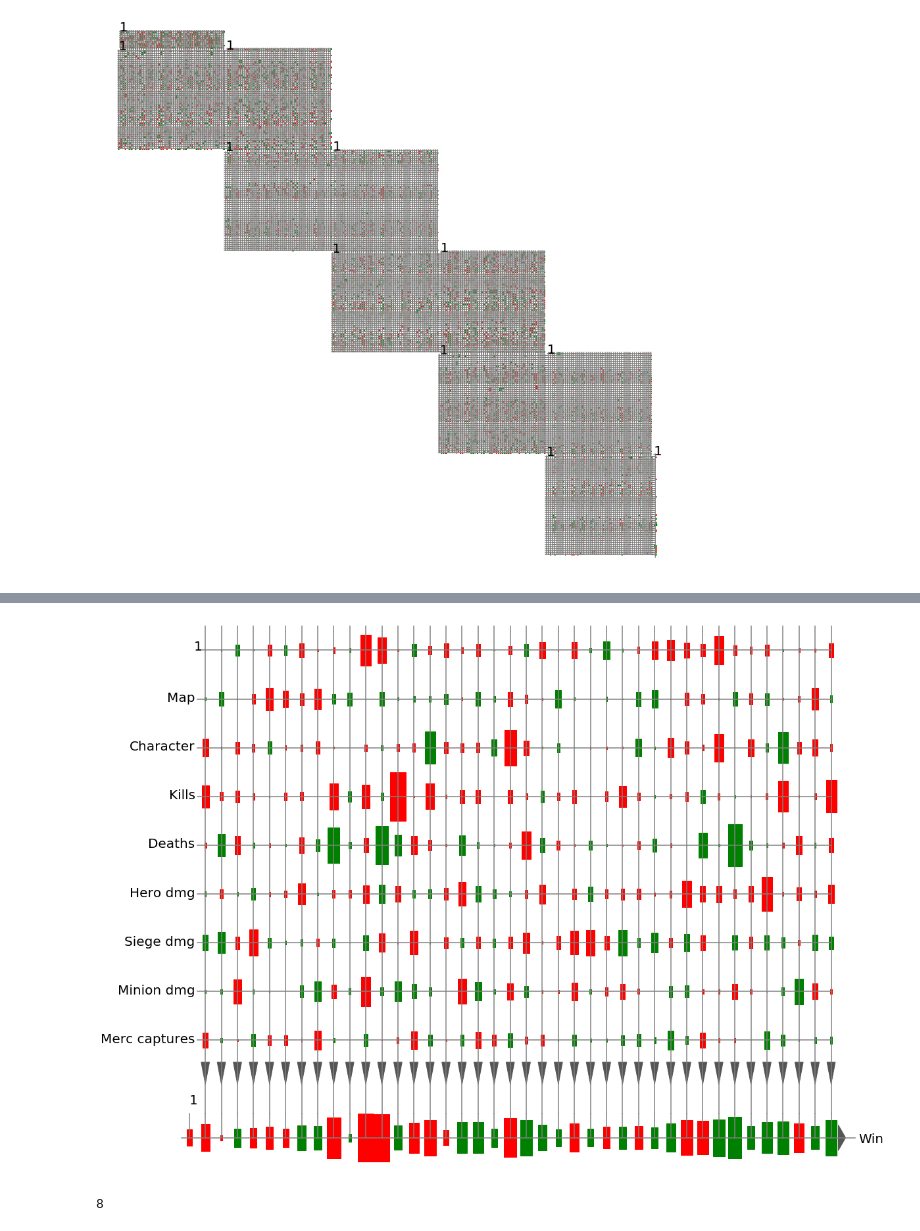
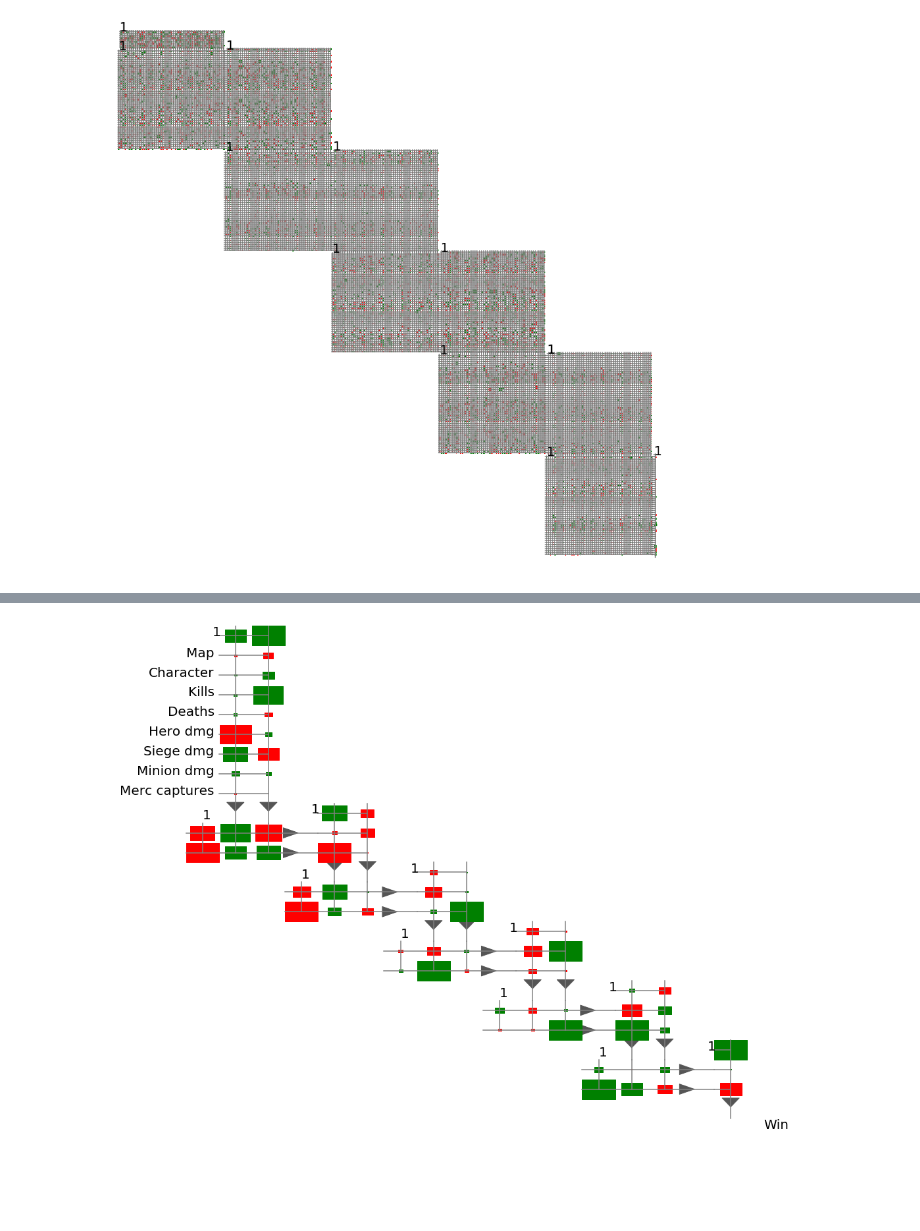
Before and after one commit to silkylaroux/440Project, a Jupyter notebook: src/NeuralNetworks.ipynb, the cells around one changed output, grey strips where cells are left out. Drawn from its saved outputs; the diff is of its cells as text; code cells hidden in the pictures.

```diff
--- a/src/NeuralNetworks.ipynb
+++ b/src/NeuralNetworks.ipynb
@@ -1283,9 +1361,7 @@ NeuralNetwork(8, [40], 1)
 # %%
+nnetbest = nn.NeuralNetworkReLU(Xtrain.shape[1], [2, 2, 2, 2, 2, 2, 2, 2, 2, 2], Ttrain.shape[1])
+nnetbest.train(Xtrain, Ttrain, 10000)
 plt.figure(figsize=(20, 15))
-nnet2.draw(['Map','Character','Kills','Deaths','Hero dmg','Siege dmg','Minion dmg','Merc captures'],['Win'])
+nnetbest.draw(['Map','Character','Kills','Deaths','Hero dmg','Siege dmg','Minion dmg','Merc captures'],['Win'])
 # %% [output]
-[figure, old version]
+[figure, new version]
-# %%
-Xtrain.shape[1]
-# %% [output]
-8
```
Also changed, not shown: parts of 44 cells of this notebook, 2 other files.
